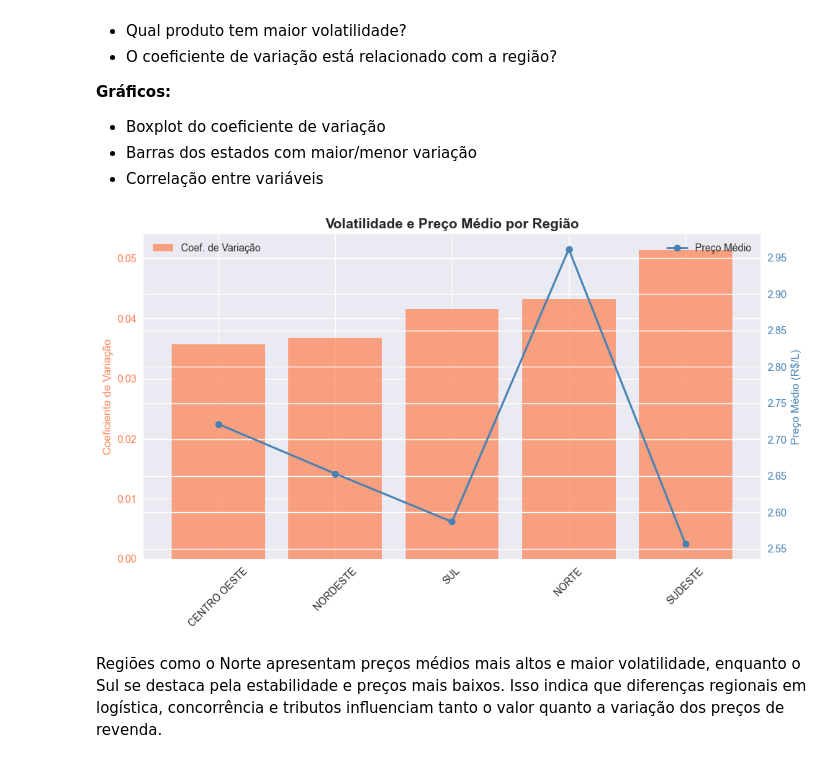
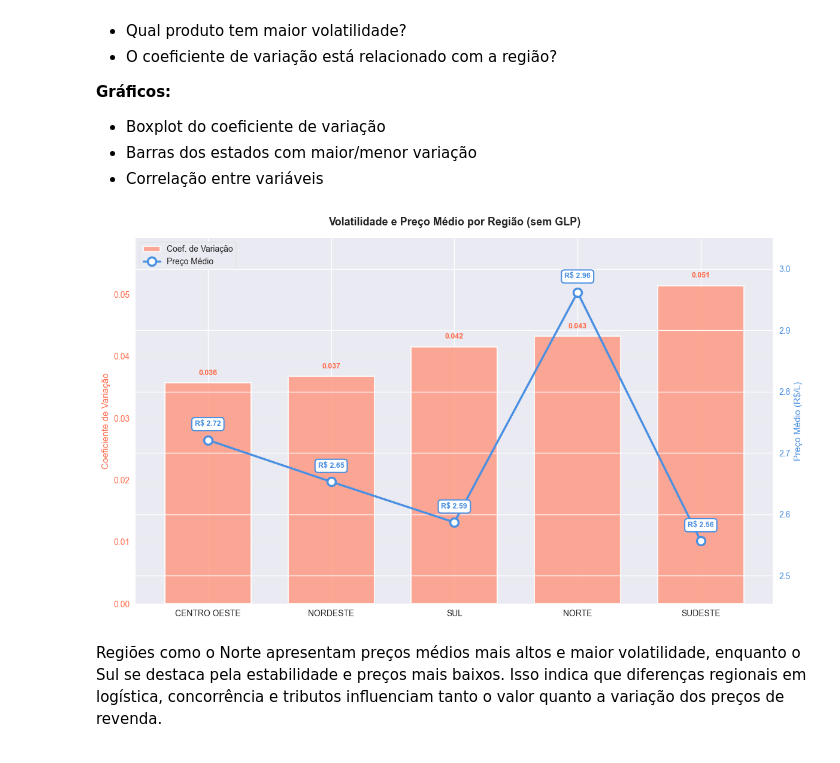
Before and after one commit to thiago207/Projeto-Faculdade, a Jupyter notebook: main.ipynb, the cells around one changed output. Saved outputs shown, nothing was run; the diff lists cells and outputs as text; code cells hidden in the pictures.

```diff
--- a/main.ipynb
+++ b/main.ipynb
@@ -436,64 +436,85 @@ plt.show()
 - Correlação entre variáveis
 # %%
 
+# Remover GLP dos dados
+df_sem_glp = df[df['PRODUTO'] != 'GLP']
 
-# Qual produto tem maior volatilidade?
-volatilidade_produto = df.groupby('PRODUTO')['COEF DE VARIAÇÃO REVENDA'].mean()
-
-
-
-# O coeficiente de variação está relacionado com a região?
-
-df_sem_glp = df[df['PRODUTO'] != 'GLP']
+# Calcular volatilidade por região
 volatilidade_regiao = (
     df_sem_glp
     .groupby('REGIÃO')['COEF DE VARIAÇÃO REVENDA']
     .mean()
     .sort_values(ascending=True)
-
 )
 
-
-
+# Calcular preço médio por região (na mesma ordem)
 preco_regiao = (
     df_sem_glp
     .groupby('REGIÃO')['PREÇO MÉDIO REVENDA']
     .mean()
-    .sort_values(ascending=True)
-    )
+    .reindex(volatilidade_regiao.index)
+)
 
-preco_regiao = preco_regiao.reindex(volatilidade_regiao.index)
+# Criar o gráfico
+fig, ax1 = plt.subplots(figsize=(12, 7))
 
+# Eixo 1 - Barras de Coeficiente de Variação
+x_pos = np.arange(len(volatilidade_regiao))
+bars = ax1.bar(x_pos, volatilidade_regiao.values,
+               color='#FF9B85', alpha=0.85, label='Coef. de Variação',
+               width=0.7, edgecolor='white', linewidth=1.5)
 
+ax1.set_ylabel('Coeficiente de Variação', fontsize=11, color='#FF6B4A')
+ax1.tick_params(axis='y', labelcolor='#FF6B4A', labelsize=10)
+ax1.set_xticks(x_pos)
+ax1.set_xticklabels(volatilidade_regiao.index, rotation=0, ha='center', fontsize=10)
+ax1.set_ylim(0, volatilidade_regiao.max() * 1.15)
+ax1.grid(axis='y', alpha=0.2, linestyle='-', linewidth=0.5)
 
+# Adicionar valores no topo das barras
+for i, val in enumerate(volatilidade_regiao.values):
+    ax1.text(i, val + 0.001, f'{val:.3f}',
+             ha='center', va='bottom', fontsize=9,
+             color='#FF6B4A', fontweight='bold')
 
-ffig, ax1 = plt.subplots(figsize=(10,6))
+# Eixo 2 - Linha de Preço Médio
+ax2 = ax1.twinx()
+line = ax2.plot(x_pos, preco_regiao.values,
+                color='#4A90E2', marker='o', linewidth=2.5,
+                markersize=10, label='Preço Médio',
+                markerfacecolor='white', markeredgewidth=2.5,
+                markeredgecolor='#4A90E2')
 
-# Eixo 1 - Coeficiente de variação
-ax1.bar(volatilidade_regiao.index, volatilidade_regiao.values,
-        color='coral', alpha=0.7, label='Coef. de Variação')
-ax1.set_ylabel('Coeficiente de Variação', color='coral', fontsize=11)
-ax1.tick_params(axis='y', labelcolor='coral')
-ax1.set_xticklabels(volatilidade_regiao.index, rotation=45)
+ax2.set_ylabel('Preço Médio (R$/L)', fontsize=11, color='#4A90E2')
+ax2.tick_params(axis='y', labelcolor='#4A90E2', labelsize=10)
+ax2.set_ylim(preco_regiao.min() * 0.96, preco_regiao.max() * 1.03)
 
-# Eixo 2 - Preço médio (segundo eixo Y)
-ax2 = ax1.twinx()
-ax2.plot(preco_regiao.index, preco_regiao.values,
-         color='steelblue', marker='o', linewidth=2, label='Preço Médio')
-ax2.set_ylabel('Preço Médio (R$/L)', color='steelblue', fontsize=11)
-ax2.tick_params(axis='y', labelcolor='steelblue')
+# Adicionar valores na linha com caixas
+for i, val in enumerate(preco_regiao.values):
+    ax2.text(i, val + 0.02, f'R$ {val:.2f}',
+             ha='center', va='bottom', fontsize=9,
+             color='#4A90E2', fontweight='bold',
+             bbox=dict(boxstyle='round,pad=0.4',
+                      facecolor='white',
+                      edgecolor='#4A90E2',
+                      linewidth=1.5))
 
 # Título
-plt.title('Volatilidade e Preço Médio por Região', fontsize=14, fontweight='bold')
+plt.title('Volatilidade e Preço Médio por Região (sem GLP)',
+          fontsize=13, fontweight='bold', pad=15)
 
-# Legendas combinadas
-ax1.legend(loc='upper left')
-ax2.legend(loc='upper right')
+# Legenda
+lines1, labels1 = ax1.get_legend_handles_labels()
+lines2, labels2 = ax2.get_legend_handles_labels()
+ax1.legend(lines1 + lines2, labels1 + labels2,
+          loc='upper left', frameon=True,
+          shadow=False, fontsize=10,
+          framealpha=0.95)
 
 plt.tight_layout()
 plt.show()
 # %% [output]
-[figure, old version]
+[figure, new version]
 # %% [markdown]
 Regiões como o Norte apresentam preços médios mais altos e maior volatilidade, enquanto o Sul se destaca pela estabilidade e preços mais baixos.
 Isso indica que diferenças regionais em logística, concorrência e tributos influenciam tanto o valor quanto a variação dos preços de revenda.
```
Also changed, not shown: parts of 1 cell of this notebook, 4 other files.
